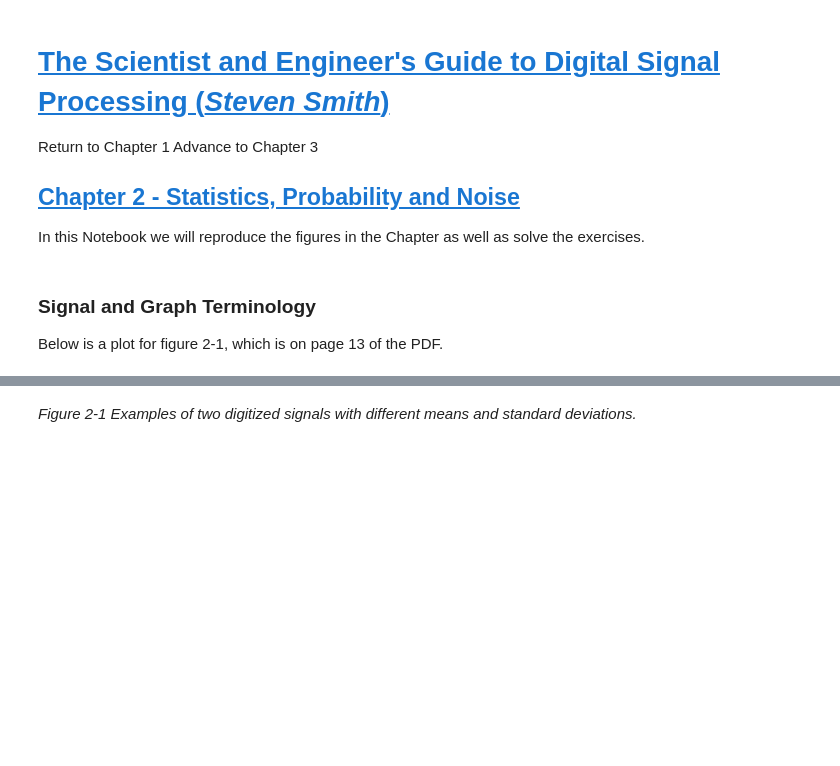
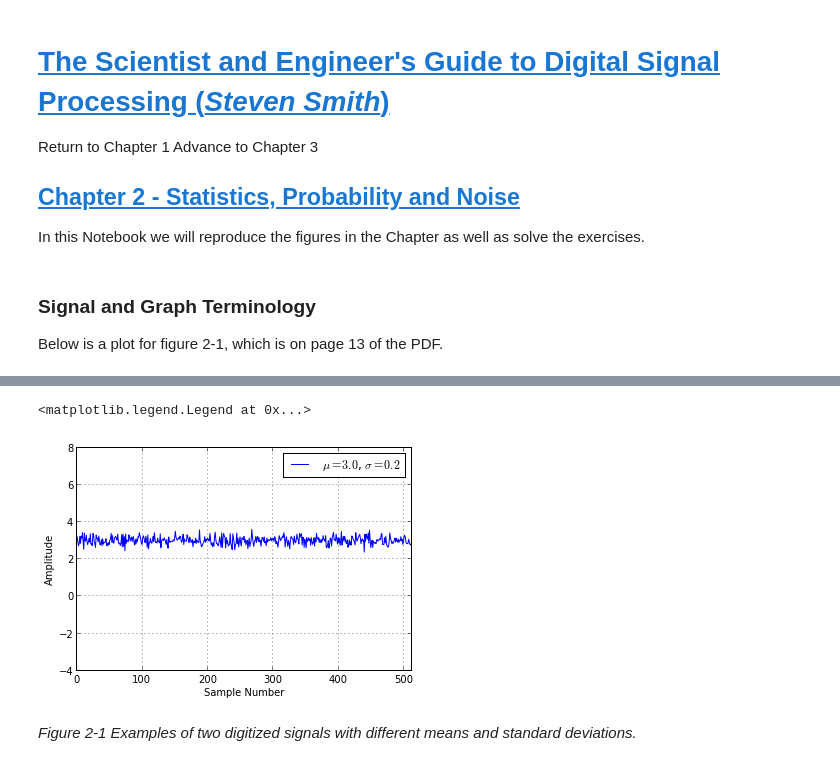
Before and after one commit to paulomarcondes/IPynb_DSP, a Jupyter notebook: DSP_Guide_CH2.ipynb, the cells around one changed output, grey strips where cells are left out. Cells and saved outputs as stored; diff of their text form; code cells hidden in the pictures; blank space fills up the shorter version.

```diff
--- a/DSP_Guide_CH2.ipynb
+++ b/DSP_Guide_CH2.ipynb
@@ -63,3 +48,16 @@ plot1.set_xlim(0,512.0)
+# %%
+plot2 = subplot(111,sharex=plot1,sharey=plot1)
+#setp(plot2.get_yticklabels(), visible=False)
+plot(sig2,'-',label=r'$\mu=%1.1f$, $\sigma=%1.1f$'%(mean2,sd2))
+ylabel('Amplitude')
+xlabel('Sample Number')
+plot2.set_ylim(-4,8)
+plot2.set_xlim(0,512)
+grid(True)
+legend(loc=1)
+# %% [output]
+<matplotlib.legend.Legend at 0x...>
+[figure, added]
 # %% [markdown]
 *Figure 2-1  Examples of two digitized signals with different means and standard deviations.*
 # %%
```
Also changed, not shown: parts of 10 cells of this notebook.
